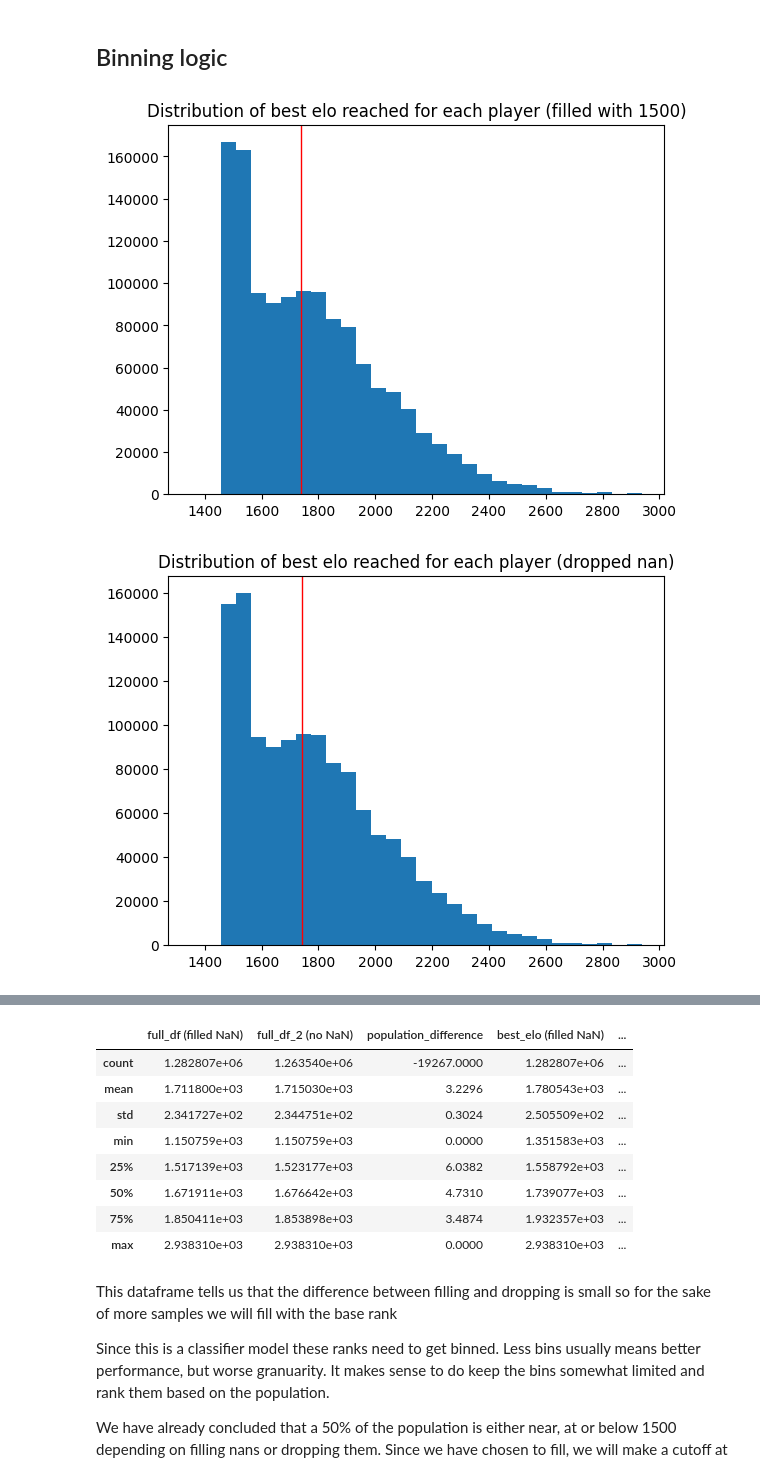
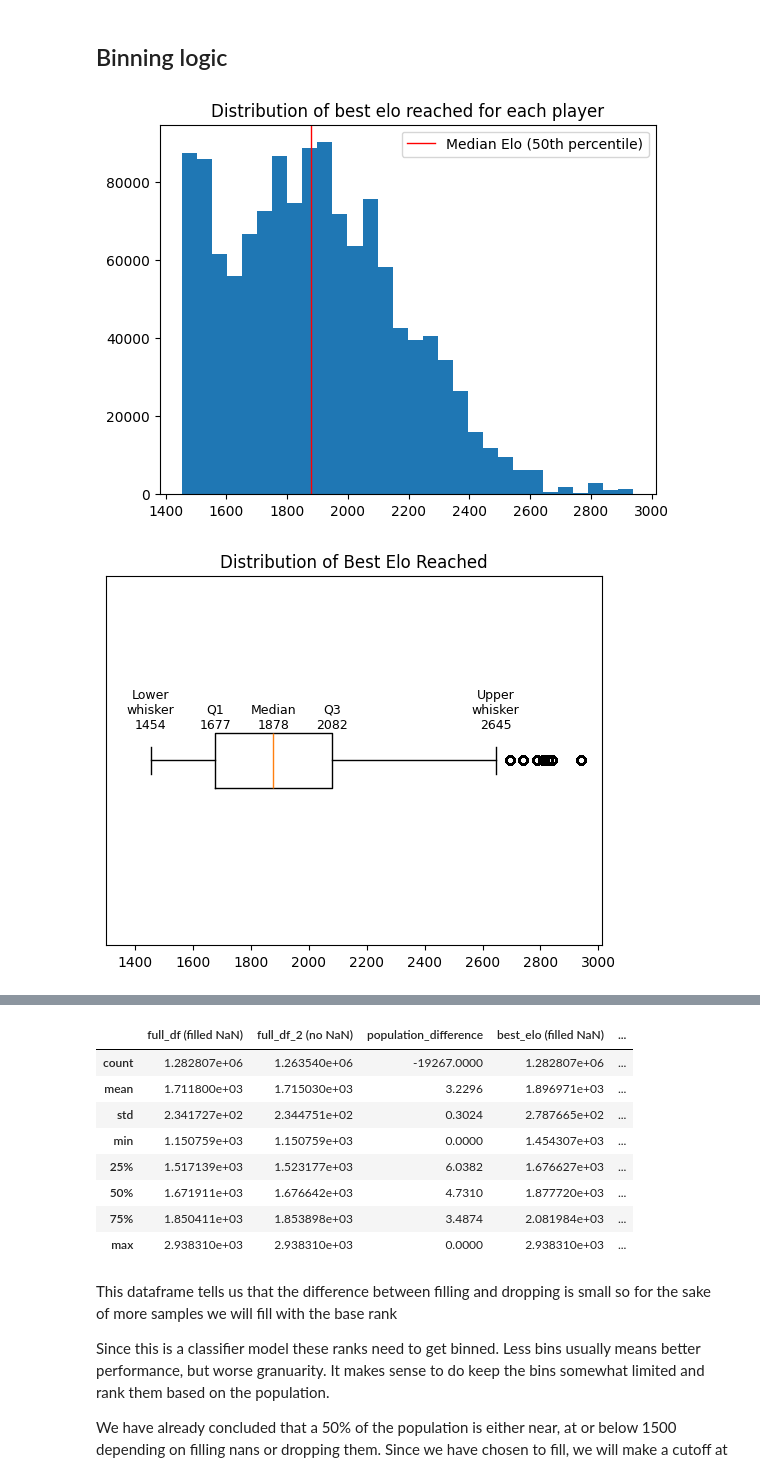
Before and after one commit to GolbertCeitaPages/CMI-DataScience-Project, a Jupyter notebook: old_testing_files/preprocessing_knn_classifier.ipynb, the cells around one changed output, grey strips where cells are left out. Cells and saved outputs as stored; diff of their text form; code cells hidden in the pictures.

```diff
--- a/old_testing_files/preprocessing_knn_classifier.ipynb
+++ b/old_testing_files/preprocessing_knn_classifier.ipynb
@@ -169,9 +129,42 @@ See the caveats in the documentation: https://pandas.pydata.org/pandas-docs/stab
 ## Binning logic
 # %%
 # histogram of the target var (very skewed because the minimum highest rank is 1500. It could be argued that the max ranks should only be all players who quit early stop at 1500 or lower)
-plt.title("Distribution of best elo reached for each player (filled with 1500)")
+plt.title("Distribution of best elo reached for each player")
 plt.hist(full_df['best_elo_reached'],bins=30)
-plt.axvline(np.quantile(full_df['best_elo_reached'],0.5),color='red',linewidth=1)
+plt.axvline(np.quantile(full_df['best_elo_reached'],0.5),color='red',linewidth=1,label='Median Elo (50th percentile)')
+plt.legend()
+plt.show()
+
+data = full_df['best_elo_reached']
+
+# Compute quartiles
+q1 = np.percentile(data, 25)
+q2 = np.percentile(data, 50)
+q3 = np.percentile(data, 75)
+
+# IQR and whiskers (Tukey definition)
+iqr = q3 - q1
+lower_whisker = np.min(data[data >= q1 - 1.5 * iqr])
+upper_whisker = np.max(data[data <= q3 + 1.5 * iqr])
+
+plt.figure()
+plt.boxplot(data, vert=False)
+plt.xlim(left=1300)
+
+# annotate values
+y_pos = 1
+for value, label in [
+    (lower_whisker, "Lower\nwhisker"),
+    (q1, "Q1"),
+    (q2, "Median"),
+    (q3, "Q3"),
+    (upper_whisker, "Upper\nwhisker")
+]:
+    plt.text(value, y_pos + 0.08, f"{label}\n{value:.0f}",
+             ha='center', va='bottom', fontsize=9)
+
+plt.title("Distribution of Best Elo Reached")
+plt.yticks([])
 plt.show()
 
 plt.title("Distribution of best elo reached for each player (dropped nan)")
@@ -181,32 +174,32 @@ plt.show()
 
 # histogram of the elo
 plt.title("Distribution of elo over whole dataset")
 plt.hist(full_df['elo'],bins=500)
 plt.axvline(np.quantile(full_df['elo'],0.5),color='red',linewidth=1)
 plt.show()
 
 plt.title("Distribution of elo over whole dataset no nans")
 plt.hist(full_df_2['elo'],bins=500)
 plt.axvline(np.quantile(full_df_2['elo'],0.5),color='red',linewidth=1)
 plt.show()
 
 # make descriptve stats to show the difference is small when filling vs dropping for both populations and max rank feature
 desc_filled = full_df['elo'].describe()
 desc_dropped = full_df_2['elo'].describe()
 desc_best_elo_filled = full_df['best_elo_reached'].describe()
 desc_best_elo_dropped = full_df_2['best_elo_reached'].describe()
 
 
 # Combine into one DataFrame
 summary_df = pd.DataFrame({
     'full_df (filled NaN)': round(desc_filled,4),
     'full_df_2 (no NaN)': round(desc_dropped,4),
     'population_difference':round(desc_dropped-desc_filled,4),
     'best_elo (filled NaN)': round(desc_best_elo_filled,4),
     'best_elo (no NaN)': round(desc_best_elo_dropped,4),
     'best_elo_difference': round(desc_best_elo_dropped-desc_best_elo_filled,4)
 })
 summary_df
 # %% [output]
-[figure, old version]
+[figure, new version]
-[figure, old version]
+[figure, new version]
@@ -215,11 +209,11 @@ summary_df
 |  | full_df (filled NaN) | full_df_2 (no NaN) | population_difference | best_elo (filled NaN) | ... |
 | count | 1.282807e+06 | 1.263540e+06 | -19267.0000 | 1.282807e+06 | ... |
-| mean | 1.711800e+03 | 1.715030e+03 | 3.2296 | 1.780543e+03 | ... |
-| std | 2.341727e+02 | 2.344751e+02 | 0.3024 | 2.505509e+02 | ... |
-| min | 1.150759e+03 | 1.150759e+03 | 0.0000 | 1.351583e+03 | ... |
-| 25% | 1.517139e+03 | 1.523177e+03 | 6.0382 | 1.558792e+03 | ... |
-| 50% | 1.671911e+03 | 1.676642e+03 | 4.7310 | 1.739077e+03 | ... |
-| 75% | 1.850411e+03 | 1.853898e+03 | 3.4874 | 1.932357e+03 | ... |
+| mean | 1.711800e+03 | 1.715030e+03 | 3.2296 | 1.896971e+03 | ... |
+| std | 2.341727e+02 | 2.344751e+02 | 0.3024 | 2.787665e+02 | ... |
+| min | 1.150759e+03 | 1.150759e+03 | 0.0000 | 1.454307e+03 | ... |
+| 25% | 1.517139e+03 | 1.523177e+03 | 6.0382 | 1.676627e+03 | ... |
+| 50% | 1.671911e+03 | 1.676642e+03 | 4.7310 | 1.877720e+03 | ... |
+| 75% | 1.850411e+03 | 1.853898e+03 | 3.4874 | 2.081984e+03 | ... |
 | max | 2.938310e+03 | 2.938310e+03 | 0.0000 | 2.938310e+03 | ... |
 # %% [markdown]
 This dataframe tells us that the difference between filling and dropping is small so for the sake of more samples we will fill with the base rank
```
Also changed, not shown: parts of 37 cells of this notebook, 6 other files.
